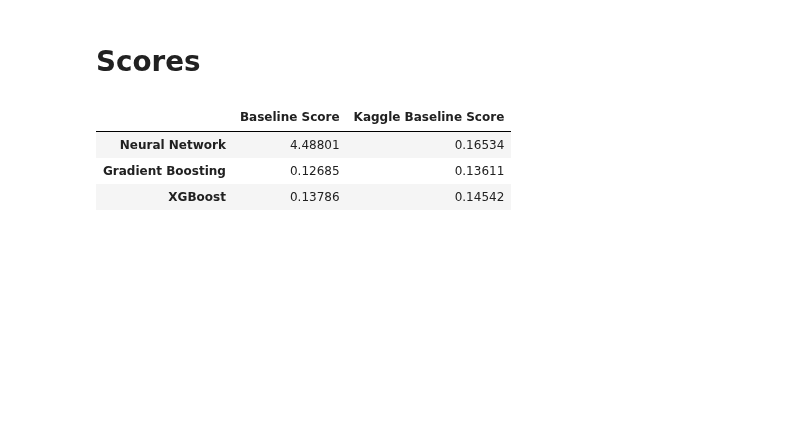
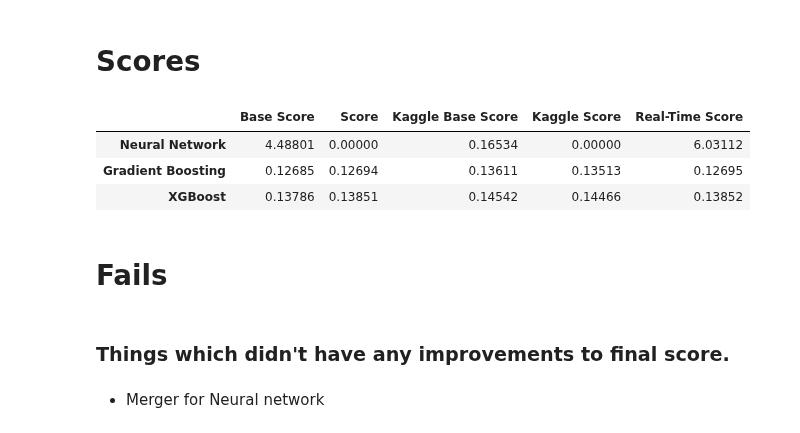
Before and after one commit to Gedas-LT/kaggle-ames-house-prices-boost, a Jupyter notebook: notebook_V2.ipynb, the cells around one changed output. Saved outputs shown, nothing was run; the diff lists cells and outputs as text; code cells hidden in the pictures; blank space fills up the shorter version.

```diff
--- a/notebook_V2.ipynb
+++ b/notebook_V2.ipynb
@@ -175,0 +259,3 @@ Wall time: 208 ms
+# %%
+gbr_scores = cross_val_score(gbr_pipeline, X_cv, y_cv, scoring="neg_root_mean_squared_error", error_score="raise")
+abs(gbr_scores.mean())
@@ -175,0 +277,13 @@ Wall time: 208 ms
+# %%
+xgboost = xgb.XGBRegressor()
+# %%
+xgb_pipeline = Pipeline(
+    steps=[
+        ("merger", get_merger),
+        ("preprocessor", preprocessor),
+        ("model", xgboost)
+    ]
+)
+# %%
+xgb_scores = cross_val_score(xgb_pipeline, X_cv, y_cv, scoring="neg_root_mean_squared_error", error_score="raise")
+abs(xgb_scores.mean())
@@ -178,24 +305,39 @@ Wall time: 208 ms
 # %%
 nnet_base_score = 4.48801
 gbr_base_score = 0.12685
 xgboost_base_score = 0.13786
 
-kaggle_nnet_score = 0.16534
-kaggle_gbr_score = 0.13611
-kaggle_xgboost_score = 0.14542
+kaggle_nnet_base_score = 0.16534
+kaggle_gbr_base_score = 0.13611
+kaggle_xgboost_base_score = 0.14542
 
+nnet_score = 0.00000
+gbr_score = 0.12694
+xgboost_score = 0.13851
 
+kaggle_nnet_score = 0.00000
+kaggle_gbr_score = 0.13513
+kaggle_xgboost_score = 0.14466
 
-scores_table = pd.DataFrame({"Baseline Score": [nnet_base_score, gbr_base_score, xgboost_base_score],
-                             "Kaggle Baseline Score": [kaggle_nnet_score, kaggle_gbr_score, kaggle_xgboost_score]
+scores_table = pd.DataFrame({"Base Score": [nnet_base_score, gbr_base_score, xgboost_base_score],
+                             "Score": [nnet_score, gbr_score, xgboost_score],
+                             "Kaggle Base Score": [kaggle_nnet_base_score, kaggle_gbr_base_score, kaggle_xgboost_base_score],
+                             "Kaggle Score": [kaggle_nnet_score, kaggle_gbr_score, kaggle_xgboost_score],
+                             "Real-Time Score": [round(abs(nnet_scores.mean()), 5), round(abs(gbr_scores.mean()), 5), round(abs(xgb_scores.mean()), 5)]
                              }
                             ).set_axis(
                                  ["Neural Network", "Gradient Boosting", "XGBoost"], axis="index"
-                             )
+                                 )
 
 scores_table
 # %% [output]
-|  | Baseline Score | Kaggle Baseline Score |
-| Neural Network | 4.48801 | 0.16534 |
-| Gradient Boosting | 0.12685 | 0.13611 |
-| XGBoost | 0.13786 | 0.14542 |
+|  | Base Score | Score | Kaggle Base Score | Kaggle Score | Real-Time Score |
+| Neural Network | 4.48801 | 0.00000 | 0.16534 | 0.00000 | 6.03112 |
+| Gradient Boosting | 0.12685 | 0.12694 | 0.13611 | 0.13513 | 0.12695 |
+| XGBoost | 0.13786 | 0.13851 | 0.14542 | 0.14466 | 0.13852 |
+# %% [markdown]
+# Fails
+# %% [markdown]
+### Things which didn't have any improvements to final score.
+# %% [markdown]
+- Merger for Neural network
```
Also changed, not shown: parts of 22 cells of this notebook, 3 other files.
